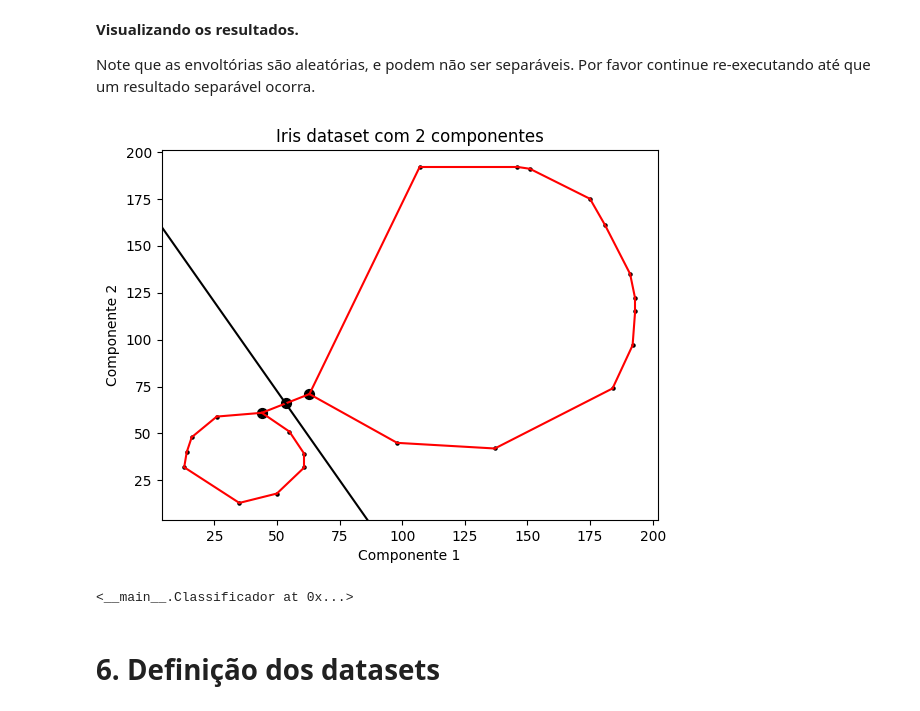
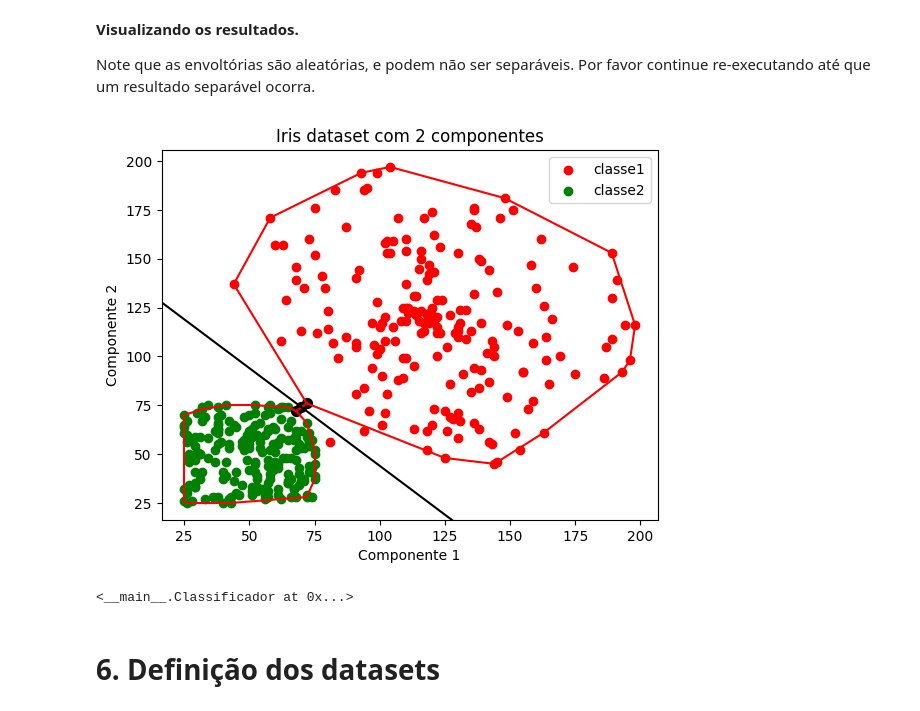
Before and after one commit to juanmbraga/linear-classifier-with-computational-geometry, a Jupyter notebook: Geometria Computacional e Classificação Linear.ipynb, the cells around one changed output. Drawn from its saved outputs; the diff is of its cells as text; code cells hidden in the pictures.

```diff
--- a/Geometria Computacional e Classificação Linear.ipynb
+++ b/Geometria Computacional e Classificação Linear.ipynb
@@ -792,13 +791,15 @@ class Classificador:
 Note que as envoltórias são aleatórias, e podem não ser separáveis. Por favor continue re-executando até que um resultado separável ocorra.
 # %%
 # Gera dois conjuntos de dados e verifica a separabilidade
-env1 = envoltoriaConvexa(geraPontos(200, (80,100)))
-env2 = envoltoriaConvexa(geraPontos(200, (25,75)))
-
-Classificador(env1,env2,"classe1","classe2")
+pontos1 = np.array(geraPontos(200, (80,100)))
+pontos2 = np.array(geraPontos(200, (25,75)))
+env1 = envoltoriaConvexa(pontos1)
+env2 = envoltoriaConvexa(pontos2)
-# %% [output]
-[figure, removed]
-<__main__.Classificador at 0x...>
+# %%
+Classificador(pontos1,pontos2,"classe1","classe2")
+# %% [output]
+[figure, added]
+<__main__.Classificador at 0x...>
 # %% [markdown]
 # 6. Definição dos datasets
 # %% [markdown]
```
Also changed, not shown: parts of 27 cells of this notebook.
